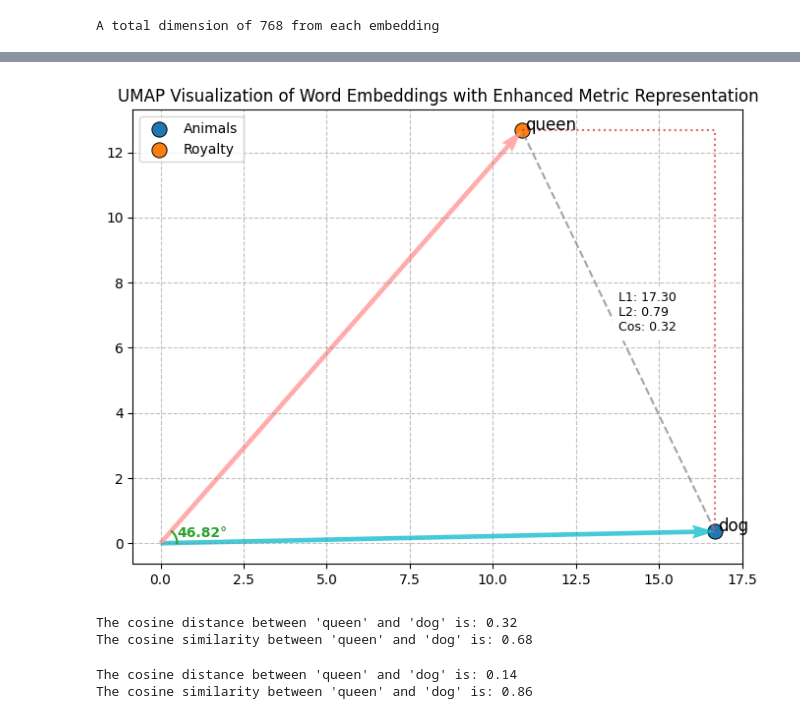
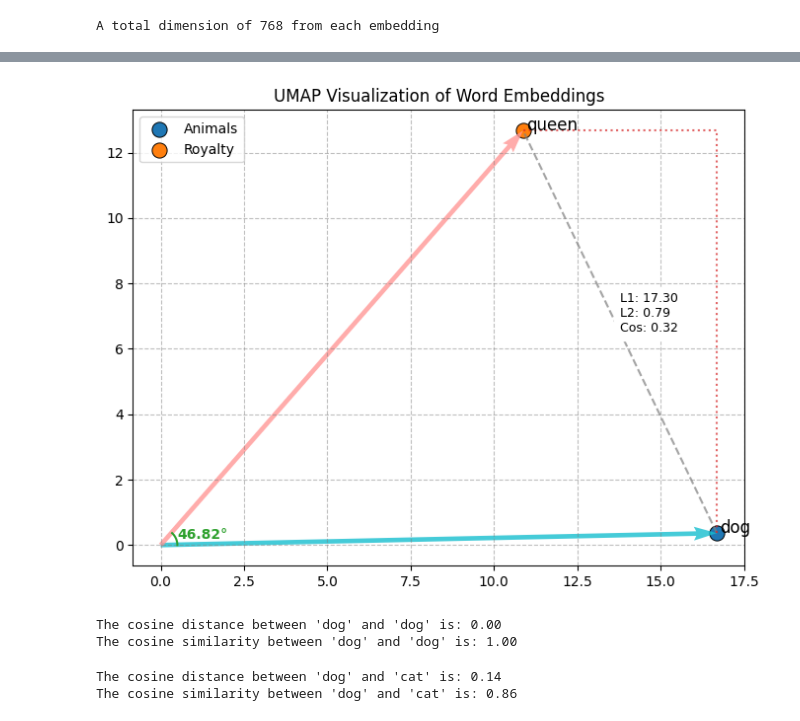
Before and after one commit to richardesp/granite-workshop-rag-demonstration, a Jupyter notebook: granite_encoder.ipynb, the cells around one changed output, grey strips where cells are left out. Drawn from its saved outputs; the diff is of its cells as text; code cells hidden in the pictures.

```diff
--- a/granite_encoder.ipynb
+++ b/granite_encoder.ipynb
@@ -167,35 +203,35 @@ vec1, vec2 = embeddings[idx1], embeddings[idx2]
 l1_dist = cityblock(vec1, vec2)
 l2_dist = euclidean(vec1, vec2)
 cosine_dist = cosine(vec1, vec2)
 
 
 x1, y1 = umap_embeddings[idx1]
 x2, y2 = umap_embeddings[idx2]
 
 
 plt.plot([x1, x2], [y1, y2], linestyle='--', color='#7f7f7f', alpha=0.7, label="L2 Distance (Euclidean)")
 
 plt.plot([x1, x1, x2], [y1, y2, y2], linestyle=':', color='#d62728', alpha=0.7, label="L1 Distance (Manhattan)")
 
 plt.quiver(0, 0, x1, y1, angles='xy', scale_units='xy', scale=1, color='#17becf', label="dog (Vector)", alpha=0.8)
 plt.quiver(0, 0, x2, y2, angles='xy', scale_units='xy', scale=1, color='#ff9896', label="queen (Vector)", alpha=0.8)
 
 mid_x = (x1 + x2) / 2
 mid_y = (y1 + y2) / 2
 plt.text(mid_x, mid_y, f"L1: {l1_dist:.2f}\nL2: {l2_dist:.2f}\nCos: {cosine_dist:.2f}", fontsize=9, color='black', backgroundcolor='white')
 
 cosine_angle = np.arccos(1 - cosine_dist)
 angle_range = np.linspace(0, cosine_angle, 100)
 arc_x = 0.5 * np.cos(angle_range)
 arc_y = 0.5 * np.sin(angle_range)
 plt.plot(arc_x, arc_y, color='#2ca02c', label="Cosine Angle")
 plt.text(0.5, 0.2, f"{np.degrees(cosine_angle):.2f}°", color='#2ca02c', fontsize=10, fontweight='bold')
 
 plt.grid(True, linestyle='--', color='gray', alpha=0.5)
-plt.title("UMAP Visualization of Word Embeddings with Enhanced Metric Representation")
+plt.title("UMAP Visualization of Word Embeddings")
 plt.show()
 # %% [output]
-[figure, old version]
+[figure, new version]
 # %%
 from scipy.spatial.distance import cosine
 
@@ -203,14 +239,14 @@ p1, p2 = "dog", "queen"
 idx1, idx2 = words.index(p1), words.index(p2)
 vec1, vec2 = embeddings[idx1], embeddings[idx2]
 
-cosine_dist = cosine(vec1, vec2)
+cosine_dist = cosine(vec1, vec1)
 cosine_sim = 1 - cosine_dist
 
-print(f"The cosine distance between 'queen' and 'dog' is: {cosine_dist:.2f}") # 0 / 2
-print(f"The cosine similarity between 'queen' and 'dog' is: {cosine_sim:.2f}") # -1 / 1
+print(f"The cosine distance between '{p1}' and '{p1}' is: {cosine_dist:.2f}") # 0 / 2
+print(f"The cosine similarity between '{p1}' and '{p1}' is: {cosine_sim:.2f}") # -1 / 1
 # %% [output]
-The cosine distance between 'queen' and 'dog' is: 0.32
-The cosine similarity between 'queen' and 'dog' is: 0.68
+The cosine distance between 'dog' and 'dog' is: 0.00
+The cosine similarity between 'dog' and 'dog' is: 1.00
 # %%
 from scipy.spatial.distance import cosine
 
@@ -221,8 +257,8 @@ vec1, vec2 = embeddings[idx1], embeddings[idx2]
 cosine_dist = cosine(vec1, vec2)
 cosine_sim = 1 - cosine_dist
 
-print(f"The cosine distance between 'queen' and 'dog' is: {cosine_dist:.2f}")
-print(f"The cosine similarity between 'queen' and 'dog' is: {cosine_sim:.2f}")
+print(f"The cosine distance between '{p1}' and '{p2}' is: {cosine_dist:.2f}") # 0 / 2
+print(f"The cosine similarity between '{p1}' and '{p2}' is: {cosine_sim:.2f}") # -1 / 1
 # %% [output]
-The cosine distance between 'queen' and 'dog' is: 0.14
-The cosine similarity between 'queen' and 'dog' is: 0.86
+The cosine distance between 'dog' and 'cat' is: 0.14
+The cosine similarity between 'dog' and 'cat' is: 0.86
```
Also changed, not shown: parts of 6 cells of this notebook.
